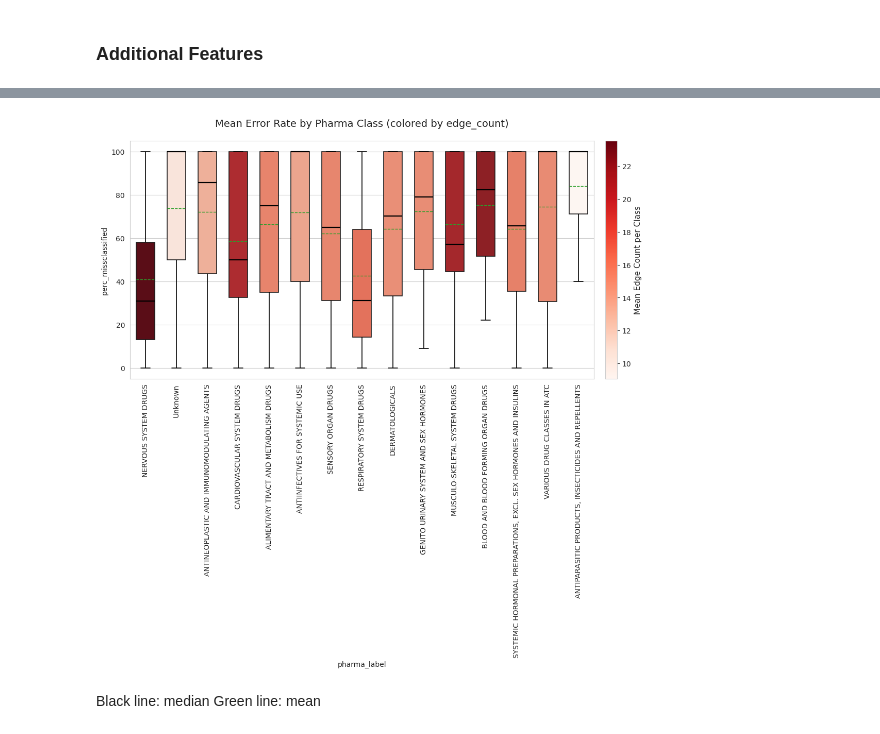
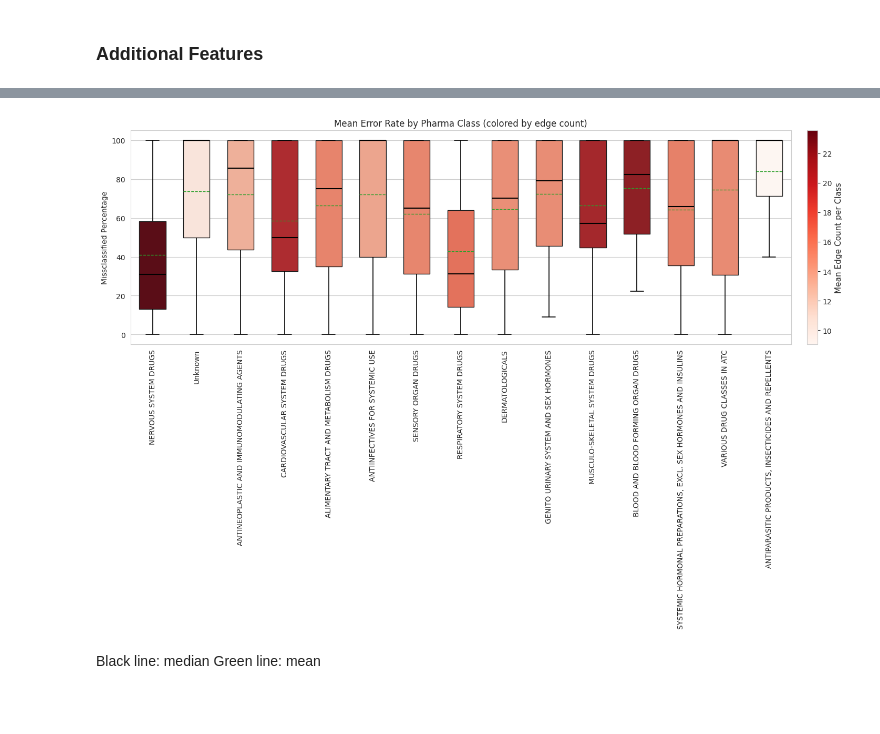
Before and after one commit to lgiobbi/DDI_with_ML, a Jupyter notebook: analysis/report.ipynb, the cells around one changed output, grey strips where cells are left out. Cells and saved outputs as stored; diff of their text form; code cells hidden in the pictures; blank space fills up the shorter version.

```diff
--- a/analysis/report.ipynb
+++ b/analysis/report.ipynb
@@ -631,81 +573,46 @@ additional_description_features['atc_class_lvl_1'] = additional_description_feat
-# %%
-embedding = reduced_original_embedding_df
-
-embedding = embedding.merge(latent_embeddings, left_index=True, right_index=True, suffixes=('_input', '_latent'))
-
-# Now join the additional features
-embedding = embedding.join(
-    additional_description_features.set_index("Drug ID"),
-    how="left",
-)
-
-embedding = embedding.join(
-    node_info_trained[["perc_missclassified", "balanced_error_rate", "count", "perc_neg_gt"]].rename(columns={
-        "count": "edge_count",
-    }),
-    how="left",
-)
-
-embedding['pharma_class'], class_mapping = pd.factorize(embedding['atc_class_lvl_1'].fillna("Unknown"))
 # %%
-# Pharma-class analysis: descriptive statistics and visualization
-import numpy as np
-import pandas as pd
 import matplotlib.pyplot as plt
 import seaborn as sns
 
-error_rate = 'perc_missclassified'
-df_simple = embedding.copy().reset_index(drop=True)
-df_simple['pharma_label'] = df_simple['atc_class_lvl_1'].fillna('Unknown')
+# Prepare clean dataframe for analysis (only keep nodes with actual test predictions)
+df = embedding.dropna(subset=['perc_missclassified']).reset_index(drop=True).assign(class_=lambda x: x['atc_class_lvl_1'].fillna('Unknown'))
 
-# Generate descriptive statistics using pandas built-ins
-grp = df_simple.groupby('pharma_label')[error_rate]
-summary_all_df = pd.DataFrame({
-    'n': grp.count(),
-    'median': grp.median(),
-    'IQR': grp.apply(lambda x: x.quantile(0.75) - x.quantile(0.25)),
-    'mean': grp.mean(),
-    'std': grp.std()
-}).dropna().reset_index().rename(columns={'pharma_label': 'class'}).sort_values('n', ascending=False)
+# Generate descriptive statistics in one pass
+summary_df = df.groupby('class_')['perc_missclassified'].agg(
+    n='count', median='median', IQR=lambda x: x.quantile(0.75) - x.quantile(0.25), mean='mean', std='std'
+).dropna().reset_index().rename(columns={'class_': 'class'}).sort_values('n', ascending=False)
 
-print('\nSummary for all classes (top 20 shown):')
-display(summary_all_df.head(20))
+display(summary_df.head(20))
+summary_df.to_csv('pharma_class_summary_all.csv', index=False)
 
-# Visualizations setup
+# Visualization setup
 sns.set_style('whitegrid')
+order = summary_df['class'].tolist()
+edge_counts = df.groupby('class_')['edge_count'].mean().reindex(order)
 
-unique_labels = df_simple['pharma_label'].unique()
-order = [c for c in summary_all_df['class'] if c in unique_labels]
+# Map edge counts to colors using Matplotlib's builtin normalize
+norm = plt.Normalize(edge_counts.min(), edge_counts.max())
+cmap = plt.cm.Reds
+palette = {c: cmap(norm(v)) for c, v in edge_counts.items()}
 
-# Simplified edge-count normalization for coloring
-edge_counts = df_simple.groupby('pharma_label')['edge_count'].mean().reindex(order)
-norm_counts = (edge_counts - edge_counts.min()) / (edge_counts.max() - edge_counts.min() + 1e-9)
-cmap = plt.cm.Reds
-palette = {cls: cmap(norm_counts[cls]) for cls in order if pd.notnull(norm_counts[cls])}
-
-# Create plot
-fig, ax = plt.subplots(figsize=(14, 6))
-
+# Create plot (increased vertical figure size to fix squishing)
+fig, ax = plt.subplots(figsize=(16, 10))
 sns.boxplot(
-    data=df_simple, x='pharma_label', y=error_rate, order=order,
+    data=df[df['class_'].isin(order)], x='class_', y='perc_missclassified', order=order,
     width=0.6, showcaps=True, showfliers=False, palette=palette,
-    showmeans=True, meanline=True, linewidth=1.2, ax=ax,
-    medianprops={'linewidth': 1.6, 'color': 'black'},
+    showmeans=True, meanline=True, ax=ax,
+    medianprops={'linewidth': 1.5, 'color': 'black'},
     whiskerprops={'linewidth': 1.2, 'color': 'black'},
-    capprops={'linewidth': 1.2, 'color': 'black'}
+    capprops={'linewidth': 1.2, 'color': 'black'},
 )
 
-ax.set_xticklabels(ax.get_xticklabels(), rotation=90)
-ax.set_title('Mean Error Rate by Pharma Class (colored by edge_count)', fontsize=14, pad=20)
+ax.tick_params(axis='x', rotation=90)
+ax.set(title='Mean Error Rate by Pharma Class (colored by edge count)', xlabel='', ylabel='Missclassified Percentage')
 
-# Build Colorbar
-sm = plt.cm.ScalarMappable(cmap=cmap, norm=plt.Normalize(vmin=edge_counts.min(), vmax=edge_counts.max()))
-cbar = plt.colorbar(sm, ax=ax, pad=0.02)
-cbar.set_label('Mean Edge Count per Class', fontsize=11)
+# Colorbar
+fig.colorbar(plt.cm.ScalarMappable(norm=norm, cmap=cmap), ax=ax, pad=0.02).set_label('Mean Edge Count per Class', fontsize=11)
 
 plt.tight_layout()
 plt.savefig('pharma_class_all_categories.png', dpi=200, bbox_inches='tight')
 plt.show()
-
-summary_all_df.to_csv('pharma_class_summary_all.csv', index=False)
 # %% [output]
@@ -734,4 +636,4 @@ Tight layout not applied. The bottom and top margins cannot be made large enough
-[figure, old version]
+[figure, new version]
 # %% [markdown]
 Black line: median
 Green line: mean
```
Also changed, not shown: parts of 17 cells of this notebook.
